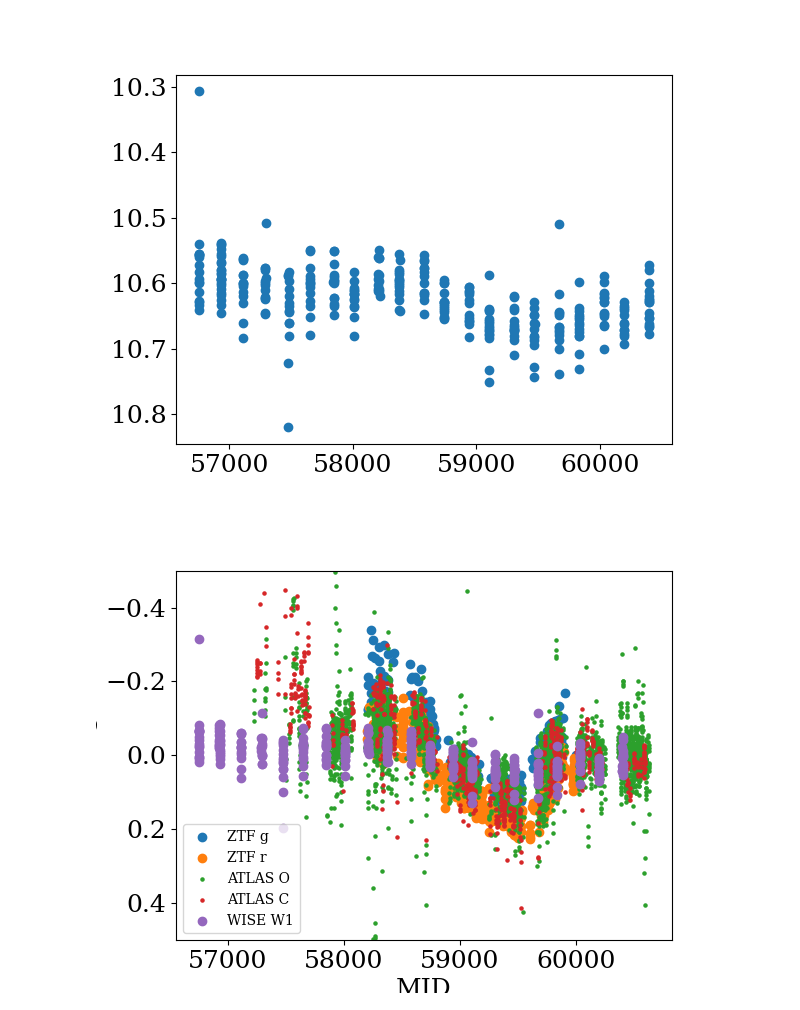
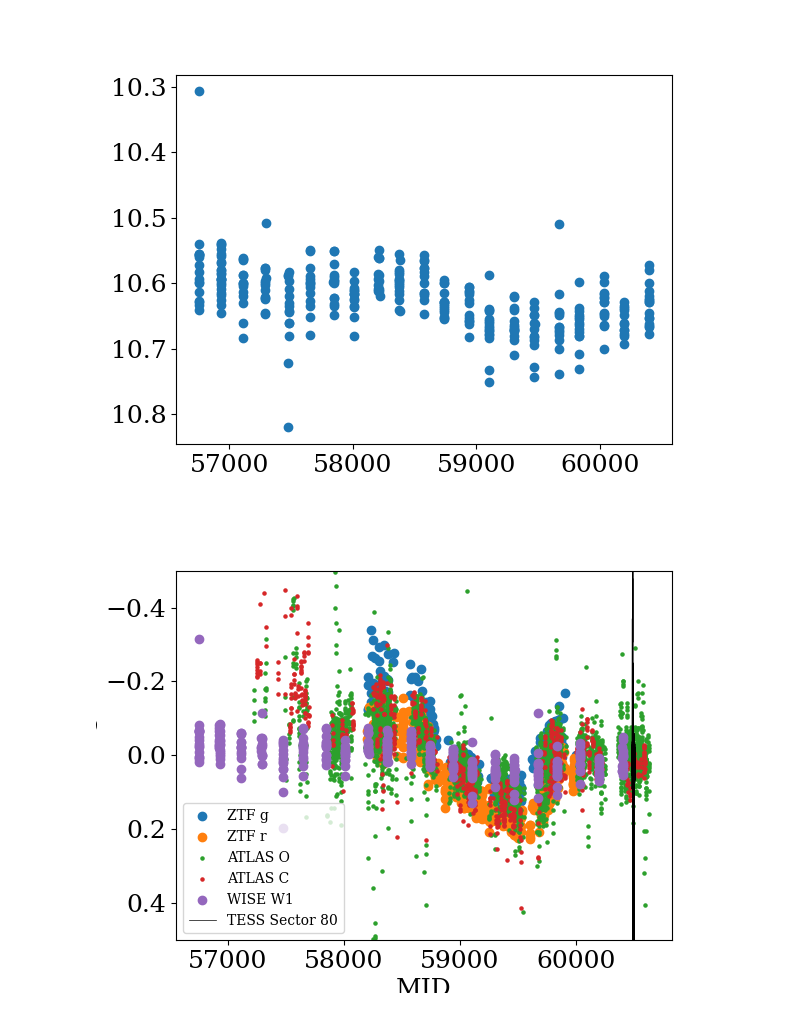
Before and after one commit to jradavenport/ZTF24aaerzwh, a Jupyter notebook: explore.ipynb, the cells around one changed output. Saved outputs shown, nothing was run; the diff lists cells and outputs as text; code cells hidden in the pictures.

```diff
--- a/explore.ipynb
+++ b/explore.ipynb
@@ -78,20 +75,24 @@ plt.gca().invert_yaxis()
 # %%
 # combined...
 plt.figure()
 
 plt.scatter(ztf['mjd'][zg], ztf['mag'][zg] - np.nanmedian(ztf['mag'][zg]), label='ZTF g')
 plt.scatter(ztf['mjd'][zr], ztf['mag'][zr] - np.nanmedian(ztf['mag'][zr]), label='ZTF r')
 
 plt.scatter(atlas['MJD'][ao], atlas['m'][ao] - np.nanmedian(atlas['m'][ao]),s=5, label='ATLAS O')
 plt.scatter(atlas['MJD'][ac], atlas['m'][ac] - np.nanmedian(atlas['m'][ac]),s=5, label='ATLAS C')
 
 plt.scatter(wise['mjd'], wise['w1mpro'] - np.nanmedian(wise['w1mpro']), label='WISE W1')
 
+#add TESS!
+plt.plot(TESS[0]['time'].value + 2457000 - 2400000.5, -2.5 * np.log10((TESS[0]['flux'].value/ np.nanmedian(TESS[0]['flux'].value))),
+         c='k', lw=0.5, label='TESS Sector 80')
+
 plt.ylim(0.5,-0.5)
 
 plt.legend(fontsize=10)
 plt.ylabel('$\Delta$ Mag')
 plt.xlabel('MJD')
 plt.savefig('combined_LC.png', dpi=150, bbox_inches='tight', pad_inches=0.25)
 # %% [output]
-[figure, old version]
+[figure, new version]
```
Also changed, not shown: parts of 16 cells of this notebook, 3 other files.
